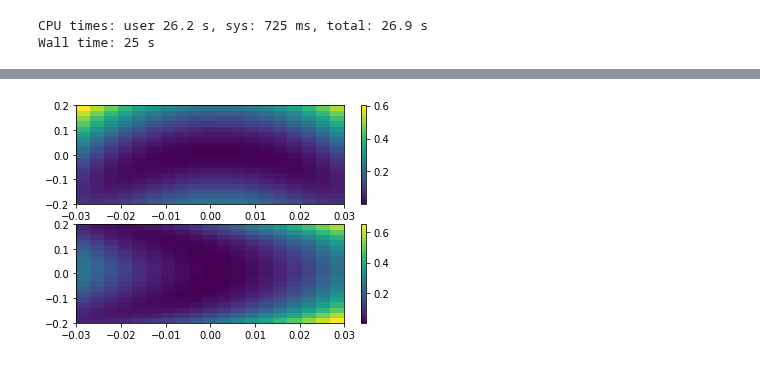
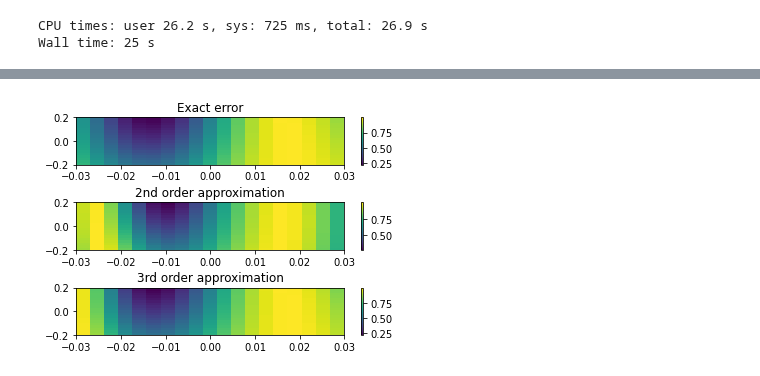
Before and after one commit to DanPuzzuoli/multivariable_dyson_magnus, a Jupyter notebook: magnus_qoc.ipynb, the cells around one changed output, grey strips where cells are left out. Cells and saved outputs as stored; diff of their text form; code cells hidden in the pictures.

```diff
--- a/magnus_qoc.ipynb
+++ b/magnus_qoc.ipynb
@@ -326,7 +347,7 @@ def A1(t):
 #use the "generator" as input
 results = solve_lmde_perturbation(A_list=[A0, A1], # list of A matrices
                              perturbation_method='symmetric_magnus',
-                             perturbation_order=2,
+                             perturbation_order=3,
                              t_span=[0, T], # integrate over one period of drive oscillation
                              generator=G, # generator
                              y0=np.eye(2), # initial state for base DE U'(t) = G(t)U(t)
@@ -334,15 +355,14 @@ results = solve_lmde_perturbation(A_list=[A0, A1], # list of A matrices
                              rtol=1e-13, # standard solver arguments
                              atol=1e-13)
 # %%
-U = results.y[-1]
+U = results.y[-1] #unitary tranformation when there's no error
+#symmetric Magnus terms
 M0 = results.perturbation_results[[0]][-1]
 M1 = results.perturbation_results[[1]][-1]
 M00 = results.perturbation_results[[0, 0]][-1]
 M11 = results.perturbation_results[[1, 1]][-1]
 M01 = results.perturbation_results[[0, 1]][-1]
+M000 = results.perturbation_results[[0, 0, 0]][-1]
+M001 = results.perturbation_results[[0, 0, 1]][-1]
+M011 = results.perturbation_results[[0, 1, 1]][-1]
+M111 = results.perturbation_results[[1, 1, 1]][-1]
-# %%
-#2nd order approximation
-def err_est(c1, c2):
-    U_approx = U@expm(c1*M0+c2*M1+c1*c2*M01+c1**2*M00+c2**2*M11)
-    fid = fid_func(U_approx)
-    return 1. - fid
@@ -352,3 +369,19 @@ err_estimate = [err_est(z,v) for z in z_vals for v in v_vals]
+# %%
+# get the 2nd and 3rd order approximate error rates using the Magnus terms
+def err_est(c1, c2, order):
+    #2nd order approximation
+    if order == 2:
+        U_approx = U@expm(c1*M0+c2*M1+c1*c2*M01+c1**2*M00+c2**2*M11)
+    #3rd order approximation
+    elif order == 3:
+        U_approx = U@expm(c1*M0+c2*M1+c1*c2*M01+c1**2*M00+c2**2*M11
+                          +c1**3*M000+c2**3*M111+c1**2*c2*M001+c1*c2**2*M011)
+    fid = fid_func(U_approx)
+    return 1. - fid
+
+v_vals = jnp.linspace(-0.2, 0.2, len(z_vals))
+err_estimate2 = [err_est(z,v,2) for v in v_vals for z in z_vals]
+err_estimate3 = [err_est(z,v,3) for v in v_vals for z in z_vals]
 # %%
 #exact error with the two perturbations
 def exact_err(args):
@@ -363,12 +396,18 @@ def exact_err(args):
 
 err_exact = vmap(exact_err)((jnp.tile(z_vals,len(v_vals)),jnp.repeat(v_vals,len(z_vals))))
 # %%
-#plot the estimate and the exact errors together
-fig, (ax0, ax1) = plt.subplots(nrows=2)
+#plot the estimates and the exact errors together
+fig, (ax0, ax1, ax2) = plt.subplots(nrows=3)
 im0 = ax0.pcolormesh(z_vals, v_vals, err_exact.reshape(len(z_vals),len(v_vals)))
-im1 = ax1.pcolormesh(z_vals, v_vals, jnp.array(err_estimate).reshape(len(z_vals),len(v_vals)))
+im1 = ax1.pcolormesh(z_vals, v_vals, jnp.array(err_estimate2).reshape(len(z_vals),len(v_vals)))
+im2 = ax2.pcolormesh(z_vals, v_vals, jnp.array(err_estimate3).reshape(len(z_vals),len(v_vals)))
+ax0.title.set_text('Exact error')
+ax1.title.set_text('2nd order approximation')
+ax2.title.set_text('3rd order approximation')
 fig.colorbar(im0, ax=ax0)
 fig.colorbar(im1, ax=ax1)
+fig.colorbar(im2, ax=ax2)
+plt.subplots_adjust(left=None, bottom=None, right=None, top=None, wspace=None, hspace=0.8)
 plt.show()
 # %% [output]
-[figure, old version]
+[figure, new version]
```
Also changed, not shown: parts of 22 cells of this notebook.
